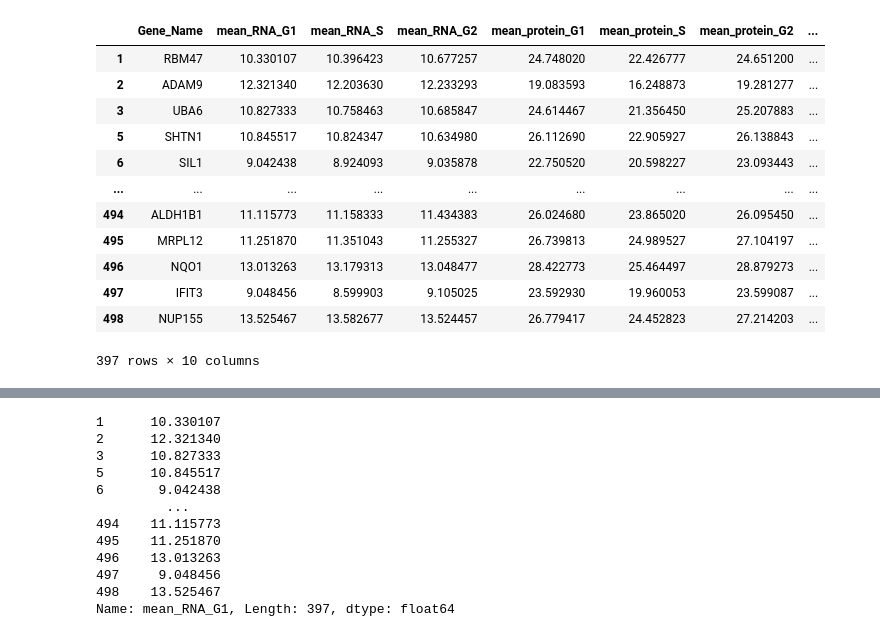
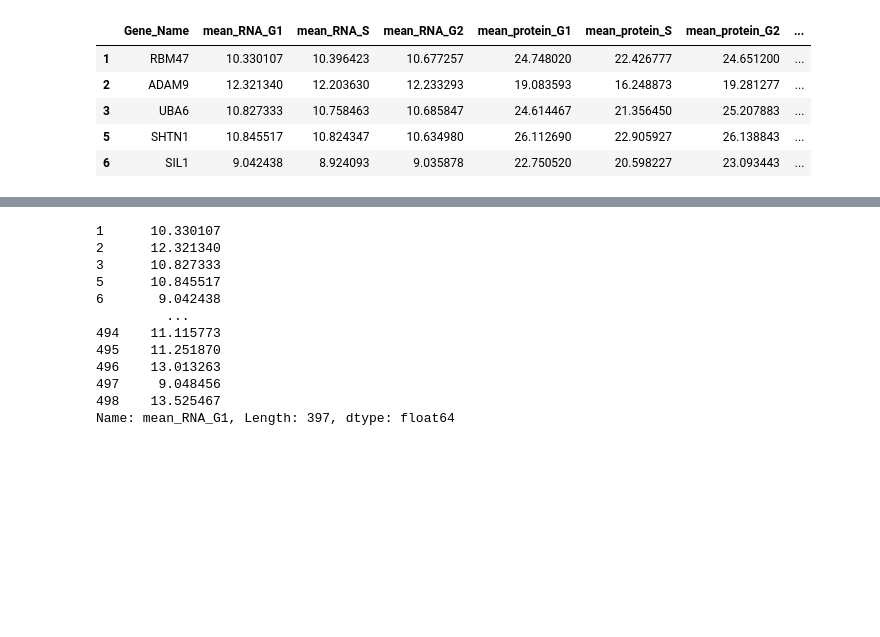
Before and after one commit to georgegarrington/COMP3212-computationalBiology, a Jupyter notebook: week1/week1.ipynb, the cells around one changed output, grey strips where cells are left out. Saved outputs shown, nothing was run; the diff lists cells and outputs as text; code cells hidden in the pictures; blank space fills up the shorter version.

```diff
--- a/week1/week1.ipynb
+++ b/week1/week1.ipynb
@@ -4,26 +5,19 @@ import numpy as np
 # %%
-#some error still shows the last row number as 498, but if you look at the dimensionality the rows with any
-#nan values have actually been dropped as it was originally 498x10 and it is now 397x10
 original_data = pd.read_excel("Cell-Cycle-Set.xlsx")
-cleaned_data = original_data.dropna()
-cleaned_data
+df = original_data.dropna()
+
+#view the head so we can determine the column names and get a feel for the data
+df.head()
 
 #each of the columns detail the concentration of RNA/protein during one of the 3 phases
 
 #G1 phase is first growth phase/post mitotic gap phase
 #S phase is DNA replication phase
 #G2 phase is growth phase
 # %% [output]
 |  | Gene_Name | mean_RNA_G1 | mean_RNA_S | mean_RNA_G2 | mean_protein_G1 | mean_protein_S | mean_protein_G2 | ... |
 | 1 | RBM47 | 10.330107 | 10.396423 | 10.677257 | 24.748020 | 22.426777 | 24.651200 | ... |
 | 2 | ADAM9 | 12.321340 | 12.203630 | 12.233293 | 19.083593 | 16.248873 | 19.281277 | ... |
 | 3 | UBA6 | 10.827333 | 10.758463 | 10.685847 | 24.614467 | 21.356450 | 25.207883 | ... |
 | 5 | SHTN1 | 10.845517 | 10.824347 | 10.634980 | 26.112690 | 22.905927 | 26.138843 | ... |
 | 6 | SIL1 | 9.042438 | 8.924093 | 9.035878 | 22.750520 | 20.598227 | 23.093443 | ... |
-| ... | ... | ... | ... | ... | ... | ... | ... | ... |
-| 494 | ALDH1B1 | 11.115773 | 11.158333 | 11.434383 | 26.024680 | 23.865020 | 26.095450 | ... |
-| 495 | MRPL12 | 11.251870 | 11.351043 | 11.255327 | 26.739813 | 24.989527 | 27.104197 | ... |
-| 496 | NQO1 | 13.013263 | 13.179313 | 13.048477 | 28.422773 | 25.464497 | 28.879273 | ... |
-| 497 | IFIT3 | 9.048456 | 8.599903 | 9.105025 | 23.592930 | 19.960053 | 23.599087 | ... |
-| 498 | NUP155 | 13.525467 | 13.582677 | 13.524457 | 26.779417 | 24.452823 | 27.214203 | ... |
-397 rows × 10 columns
```
Also changed, not shown: parts of 27 cells of this notebook.
